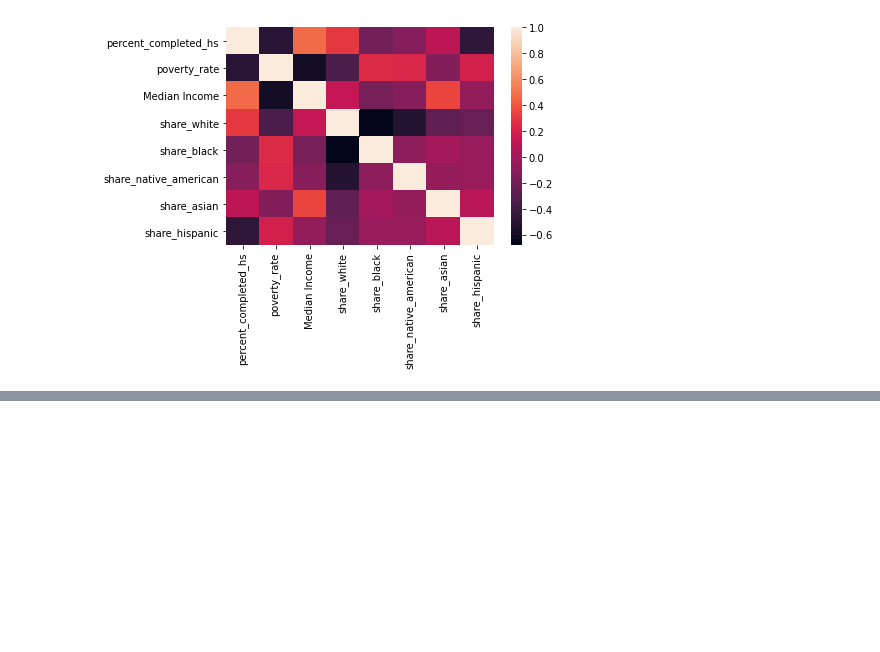
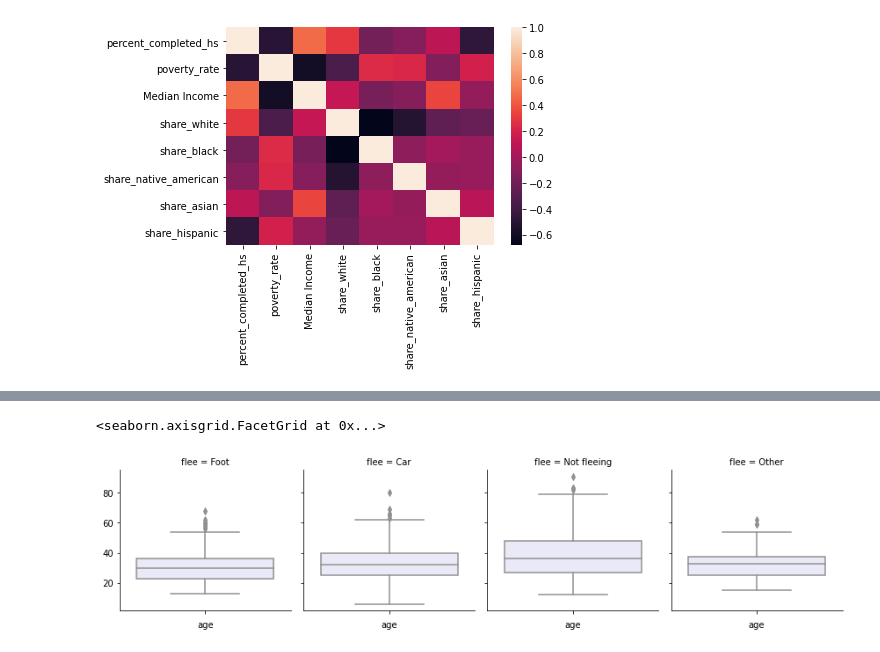
Before and after one commit to UToledo-DataScience/Fatal-Police-Shootings-in-the-US, a Jupyter notebook: EDA/EDA.ipynb, the cells around one changed output, grey strips where cells are left out. Drawn from its saved outputs; the diff is of its cells as text; code cells hidden in the pictures; blank space fills up the shorter version.

```diff
--- a/EDA/EDA.ipynb
+++ b/EDA/EDA.ipynb
@@ -109,0 +127,6 @@ police_killing_us['date'] = pd.to_datetime(police_killing_us['date'], format='%d
+# %%
+grid = sns.FacetGrid(police_killing_us,col='flee',col_order=['Foot','Car','Not fleeing','Other'])
+grid.map(sns.boxplot, 'age', orient='vertical', color='lavender')
+# %% [output]
+<seaborn.axisgrid.FacetGrid at 0x...>
+[figure, added]
```
Also changed, not shown: parts of 10 cells of this notebook.
